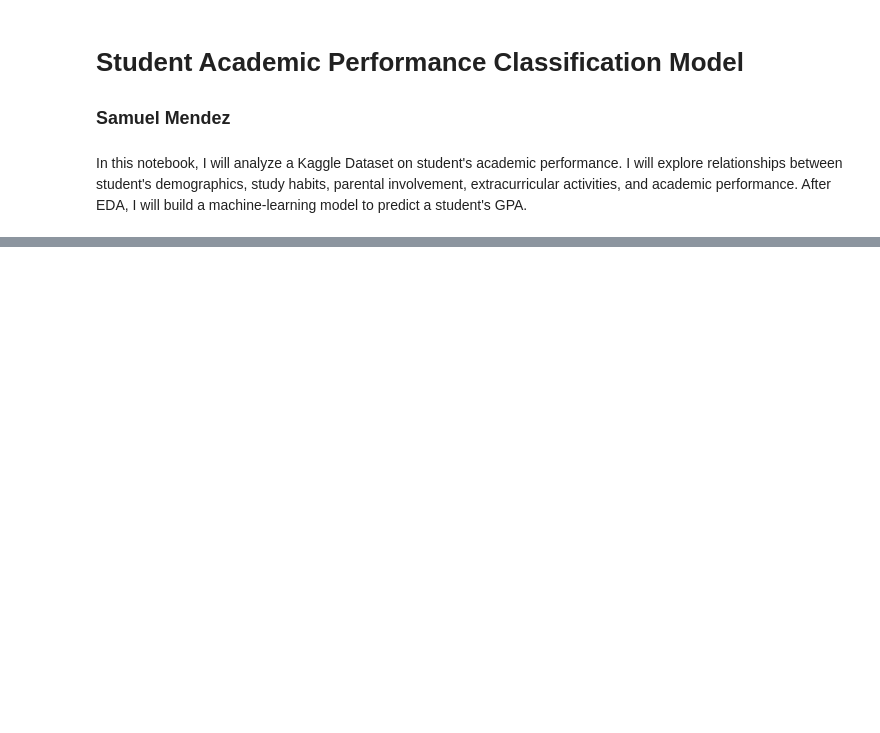
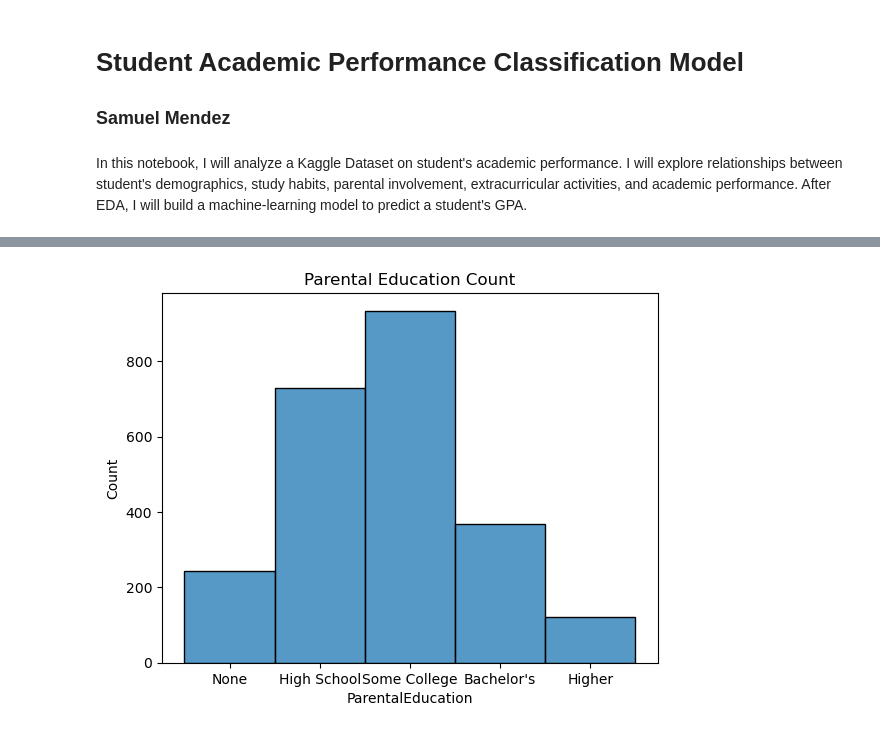
Before and after one commit to smendez9/Student_Performance_Classification, a Jupyter notebook: Student_Performance_Classification.ipynb, the cells around one changed output, grey strips where cells are left out. Drawn from its saved outputs; the diff is of its cells as text; code cells hidden in the pictures; blank space fills up the shorter version.

```diff
--- a/Student_Performance_Classification.ipynb
+++ b/Student_Performance_Classification.ipynb
@@ -58,0 +138,10 @@ import seaborn as sns
+# %%
+# view the parental education count
+pe_labels = ['None', 'High School', 'Some College', 'Bachelor\'s', 'Higher']
+
+sns.histplot(data['ParentalEducation'], kde = False, discrete = True)
+plt.title('Parental Education Count')
+plt.xticks(range(len(pe_labels)), labels=pe_labels)
+plt.show()
+# %% [output]
+[figure, added]
```
Also changed, not shown: parts of 35 cells of this notebook.
